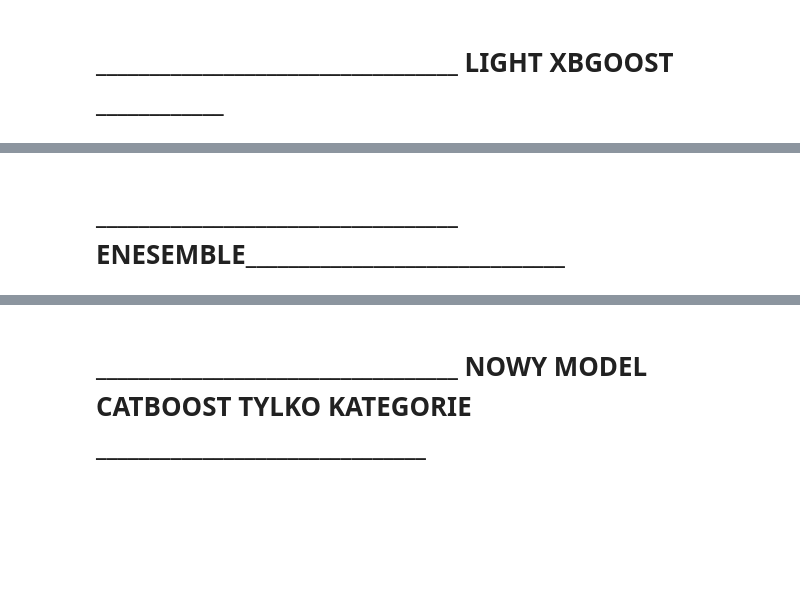
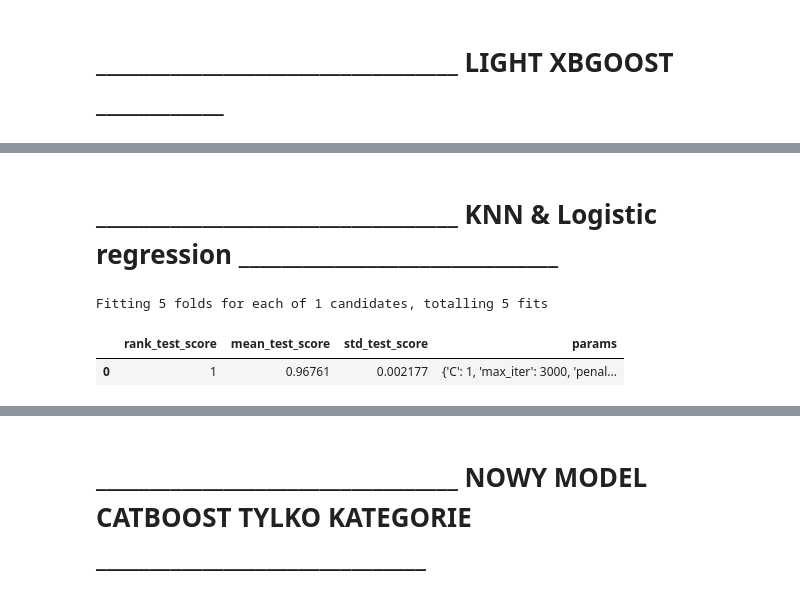
Before and after one commit to PiotrPieciak/LEARN_06_KAGGLE_Predict_Introverts, a Jupyter notebook: notebooks/02_Introverts_and_extroverts_ML_experiments.ipynb, the cells around one changed output, grey strips where cells are left out. Cells and saved outputs as stored; diff of their text form; code cells hidden in the pictures; blank space fills up the shorter version.

```diff
--- a/notebooks/02_Introverts_and_extroverts_ML_experiments.ipynb
+++ b/notebooks/02_Introverts_and_extroverts_ML_experiments.ipynb
@@ -364,2 +373,2 @@ res_df[['rank_test_score','mean_test_score','mean_train_score','std_test_score',
-# %% [markdown]
-# __________________________________ ENESEMBLE______________________________
+# %% [markdown]
+# __________________________________ KNN & Logistic regression ______________________________
@@ -365,0 +395,11 @@ res_df[['rank_test_score','mean_test_score','mean_train_score','std_test_score',
+# %%
+num_cols = ['Time_spent_Alone', 'Social_event_attendance', 'Going_outside', 'Friends_circle_size','Post_frequency']
+num_imputer = IterativeImputer(estimator=LGBMRegressor(n_estimators=500, learning_rate=0.03, max_depth=6, subsample=0.8, colsample_bytree=0.8, verbosity=-1),
+                               max_iter=10, random_state=42)
+train_df[num_cols] = num_imputer.fit_transform(train_df[num_cols])
+columns = ['Time_spent_Alone', 'Social_event_attendance', 'Going_outside', 'Friends_circle_size','Post_frequency']
+train_df[columns]=train_df[columns].round().astype(int)
+# %%
+
+scaler = StandardScaler()
+#X_scaled = scaler.fit_transform(X_encoded)
@@ -365,0 +410,34 @@ res_df[['rank_test_score','mean_test_score','mean_train_score','std_test_score',
+# %%
+cv = StratifiedKFold(n_splits=5, shuffle=True, random_state=42)
+# Parametry do testu
+param_grid_lr = {
+    'C': [1, ],
+    'penalty': ['l2'],  # l1 dostępne tylko przy solver='liblinear'
+    'solver': ['lbfgs'],  # stabilny solver dla multiclass
+    'max_iter': [ 3000]
+}
+
+grid_lr = GridSearchCV(
+    estimator=LogisticRegression(),
+    param_grid=param_grid_lr,
+    cv=cv,
+    scoring='accuracy',  # lub 'roc_auc' dla binary
+    n_jobs=-1,
+    verbose=1
+)
+
+grid_lr.fit(X, y)
+
+# Najlepszy model
+best_lr = grid_lr.best_estimator_
+
+# Prawdopodobieństwa (dla danych treningowych X)
+y_proba_lr = best_lr.predict_proba(X)[:, 1]
+# %% [output]
+Fitting 5 folds for each of 1 candidates, totalling 5 fits
+# %%
+res_df = pd.DataFrame(grid_lr.cv_results_)
+res_df[['rank_test_score','mean_test_score','std_test_score','params']]
+# %% [output]
+|  | rank_test_score | mean_test_score | std_test_score | params |
+| 0 | 1 | 0.96761 | 0.002177 | {'C': 1, 'max_iter': 3000, 'penal... |
```
Also changed, not shown: parts of 13 cells of this notebook.
